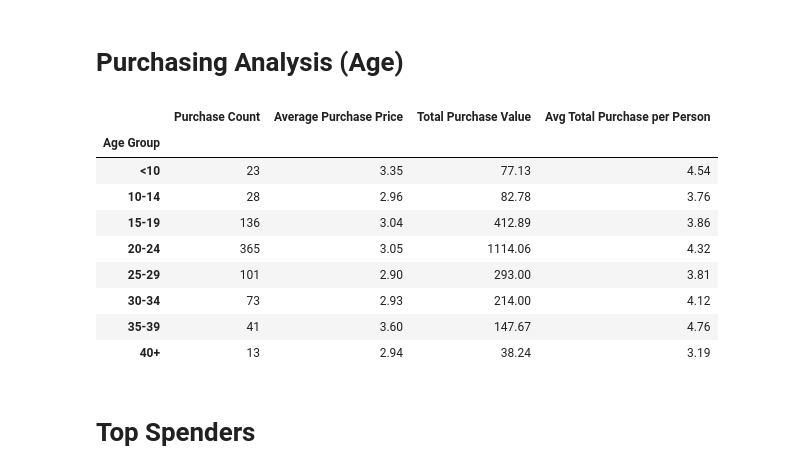
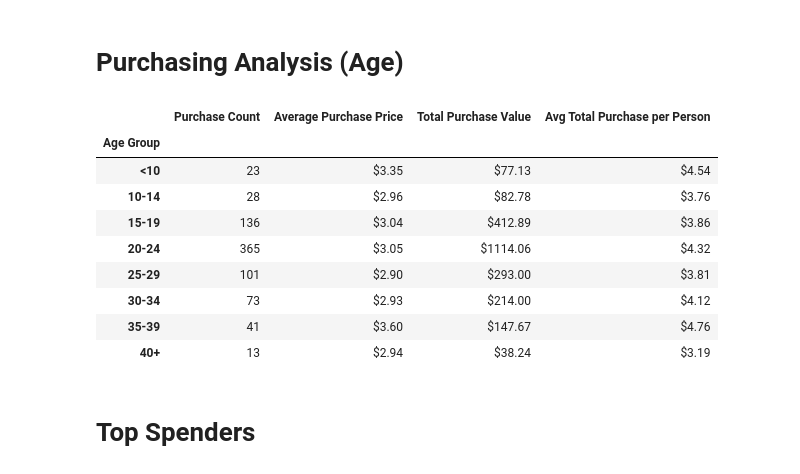
Before and after one commit to karthikk24/Pandas-HW, a Jupyter notebook: HeroesOfPymoli/HeroesofPymoli_main.ipynb, the cells around one changed output. Cells and saved outputs as stored; diff of their text form; code cells hidden in the pictures.

```diff
--- a/HeroesOfPymoli/HeroesofPymoli_main.ipynb
+++ b/HeroesOfPymoli/HeroesofPymoli_main.ipynb
@@ -242,37 +242,41 @@ pd1
 # %%
 purchase.head()
 purchase_analysis1 = pd.DataFrame(purchase["Purchase ID"])
 purchase_analysis1["Age"] = purchase["Age"]
 purchase_analysis1["Price"] = purchase["Price"]
 purchase_analysis1["Age Group"] = pd.cut(purchase_analysis1['Age'],bins=bins,labels=labels)
 purchase_analysis1.head()
 purchase_analysis2 = purchase_analysis1.groupby(['Age Group'])
 purchase_analysis2.head()
 pa1 = purchase_analysis2[["Purchase ID"]].count()
 pa2 = round(purchase_analysis2["Price"].mean(),2)
 pa3 = round(purchase_analysis2["Price"].sum(),2)
 purchase_dup
 pa4 = purchase_dup.groupby(["Age Group"])
 pa4.head()
 pa5 = pa4["SN"].count()
 pa5
 pa6 = round(pa3/pa5,2)
-pa6
+
+pa2 = pa2.map("${:.2f}".format)
+pa3 = pa3.map("${:.2f}".format)
+pa6 = pa6.map("${:.2f}".format)
 
 result = pd.concat([pa1, pa2,pa3,pa6], axis=1, join='inner')
+
 result.columns = ["Purchase Count","Average Purchase Price","Total Purchase Value","Avg Total Purchase per Person"]
 result
 # %% [output]
 |  | Purchase Count | Average Purchase Price | Total Purchase Value | Avg Total Purchase per Person |
 | Age Group |  |  |  |  |
-| <10 | 23 | 3.35 | 77.13 | 4.54 |
-| 10-14 | 28 | 2.96 | 82.78 | 3.76 |
-| 15-19 | 136 | 3.04 | 412.89 | 3.86 |
-| 20-24 | 365 | 3.05 | 1114.06 | 4.32 |
-| 25-29 | 101 | 2.90 | 293.00 | 3.81 |
-| 30-34 | 73 | 2.93 | 214.00 | 4.12 |
-| 35-39 | 41 | 3.60 | 147.67 | 4.76 |
-| 40+ | 13 | 2.94 | 38.24 | 3.19 |
+| <10 | 23 | $3.35 | $77.13 | $4.54 |
+| 10-14 | 28 | $2.96 | $82.78 | $3.76 |
+| 15-19 | 136 | $3.04 | $412.89 | $3.86 |
+| 20-24 | 365 | $3.05 | $1114.06 | $4.32 |
+| 25-29 | 101 | $2.90 | $293.00 | $3.81 |
+| 30-34 | 73 | $2.93 | $214.00 | $4.12 |
+| 35-39 | 41 | $3.60 | $147.67 | $4.76 |
+| 40+ | 13 | $2.94 | $38.24 | $3.19 |
 # %% [markdown]
 # Top Spenders
 # %%
```
Also changed, not shown: parts of 3 cells of this notebook.
